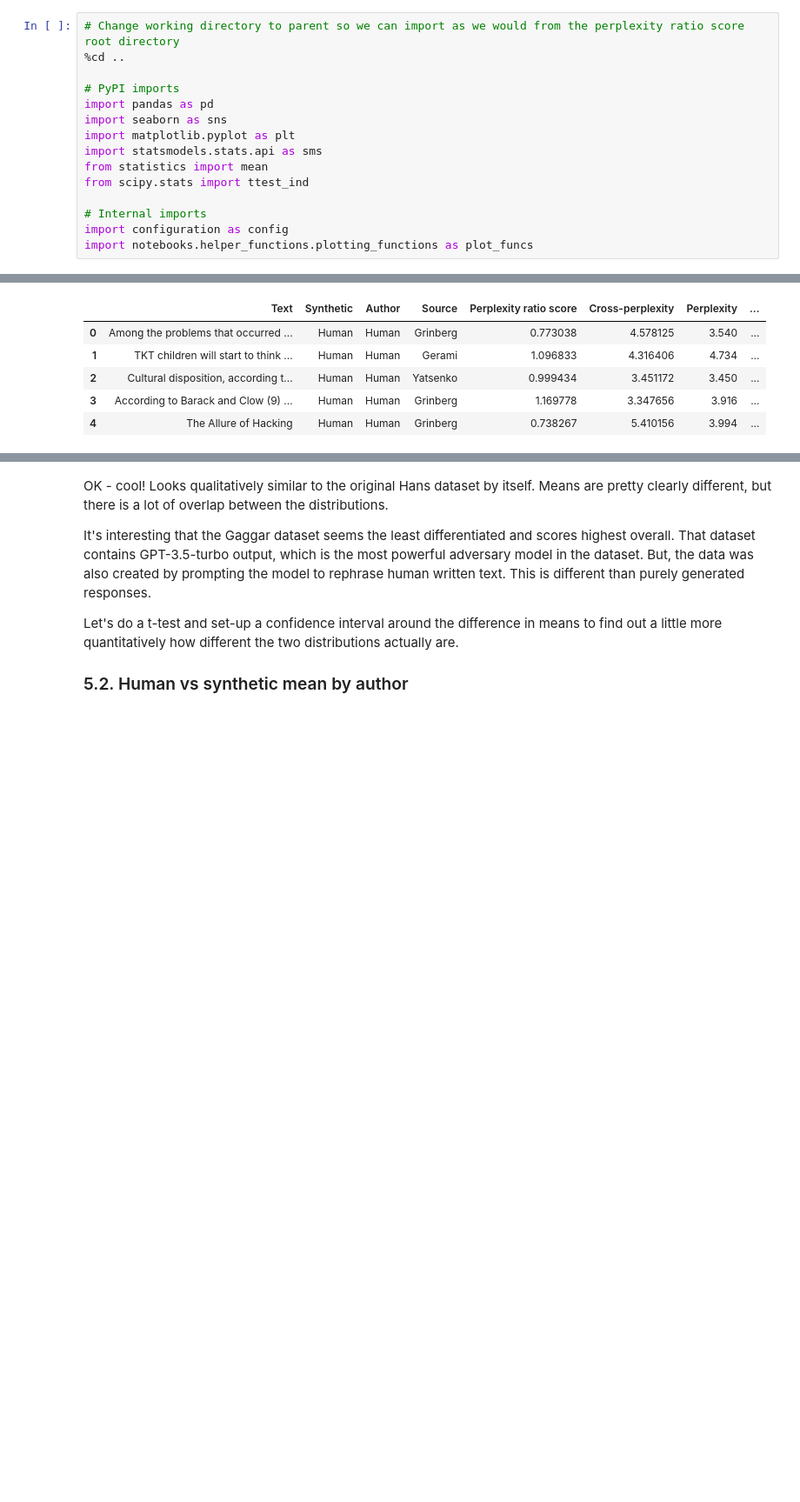
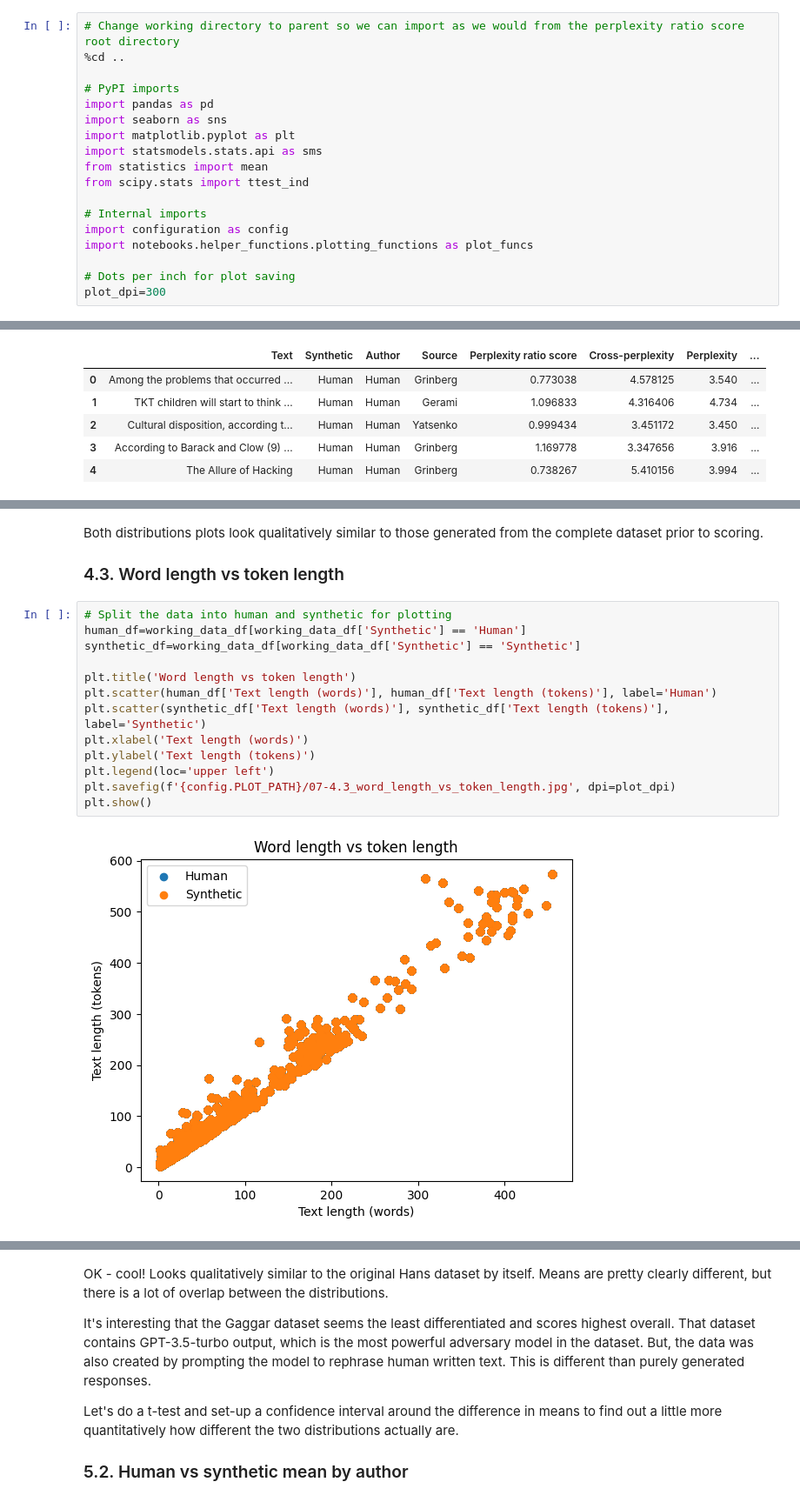
Before and after one commit to gperdrizet/llm_detector, a Jupyter notebook: perplexity_ratio_score/notebooks/07-semantic_chunk_score_exploration.ipynb, the cells around one changed output, grey strips where cells are left out. Shown at 87% size. Drawn from its saved outputs; the diff is of its cells as text; blank space fills up the shorter version.

Commit message:
Added plot of text length in words vs text length in tokens, increased plot DPI.

```diff
--- a/perplexity_ratio_score/notebooks/07-semantic_chunk_score_exploration.ipynb
+++ b/perplexity_ratio_score/notebooks/07-semantic_chunk_score_exploration.ipynb
@@ -19,6 +19,9 @@ from scipy.stats import ttest_ind
 # Internal imports
 import configuration as config
 import notebooks.helper_functions.plotting_functions as plot_funcs
+
+# Dots per inch for plot saving
+plot_dpi=300
 # %% [output]
 /home/siderealyear/projects/llm_detector/perplexity_ratio_score
 # %% [markdown]
@@ -152,4 +169,23 @@ plot_obj.savefig(f'{config.PLOT_PATH}/07-4.2_human_vs_synthetic_length_distribut
 plot_obj.show()
 # %% [output]
 [figure]
+# %% [markdown]
+Both distributions plots look qualitatively similar to those generated from the complete dataset prior to scoring.
+
+### 4.3. Word length vs token length
+# %%
+# Split the data into human and synthetic for plotting
+human_df=working_data_df[working_data_df['Synthetic'] == 'Human']
+synthetic_df=working_data_df[working_data_df['Synthetic'] == 'Synthetic']
+
+plt.title('Word length vs token length')
+plt.scatter(human_df['Text length (words)'], human_df['Text length (tokens)'], label='Human')
+plt.scatter(synthetic_df['Text length (words)'], synthetic_df['Text length (tokens)'], label='Synthetic')
+plt.xlabel('Text length (words)')
+plt.ylabel('Text length (tokens)')
+plt.legend(loc='upper left')
+plt.savefig(f'{config.PLOT_PATH}/07-4.3_word_length_vs_token_length.jpg', dpi=plot_dpi)
+plt.show()
+# %% [output]
+[figure, added]
 # %% [markdown]
```
Also changed, not shown: parts of 10 cells of this notebook, 8 other files.
